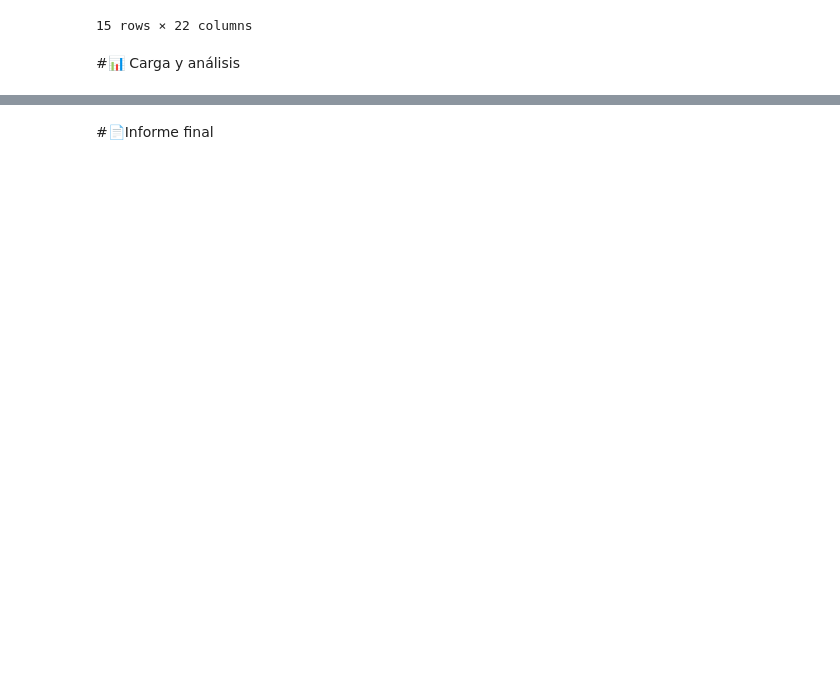
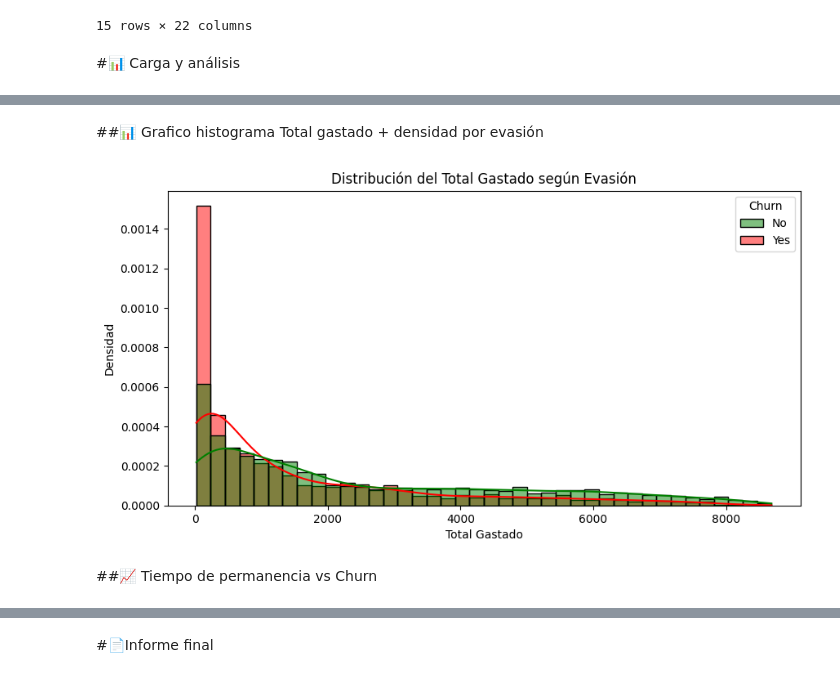
Before and after one commit to Leanga87/Challenge_TelecomX_AluraLatam, a Jupyter notebook: TelecomX_LATAM.ipynb, the cells around one changed output, grey strips where cells are left out. Drawn from its saved outputs; the diff is of its cells as text; code cells hidden in the pictures; blank space fills up the shorter version.

```diff
--- a/TelecomX_LATAM.ipynb
+++ b/TelecomX_LATAM.ipynb
@@ -313,0 +656,3 @@ df_aplanado.head(15)
+# %%
+# Creamos una nueva columna con combinación de servicios
+df_aplanado['Servicios_Contratados'] = df_aplanado[['internet.StreamingTV', 'phone.PhoneService', 'internet.InternetService']].agg('-'.join, axis=1)
@@ -313,0 +759,26 @@ df_aplanado.head(15)
+# %% [markdown]
+##📊 Grafico histograma Total gastado + densidad por evasión
+# %%
+plt.figure(figsize=(10, 5))
+
+# Histograma con curva de densidad para cada grupo de evasión
+sns.histplot(
+    data=df_aplanado,
+    x='account.Charges.Total',
+    hue='Churn',
+    kde=True,
+    stat='density',
+    common_norm=False,
+    palette={'No': 'green', 'Yes': 'red'},
+    bins=40
+)
+
+plt.title('Distribución del Total Gastado según Evasión')
+plt.xlabel('Total Gastado')
+plt.ylabel('Densidad')
+plt.show()
+# Este gráfico permite ver si los evasores se concentran en ciertos rangos de gasto total.
+# %% [output]
+[figure, added]
+# %% [markdown]
+##📈 Tiempo de permanencia vs Churn
```
Also changed, not shown: parts of 91 cells of this notebook, 1 other file.
